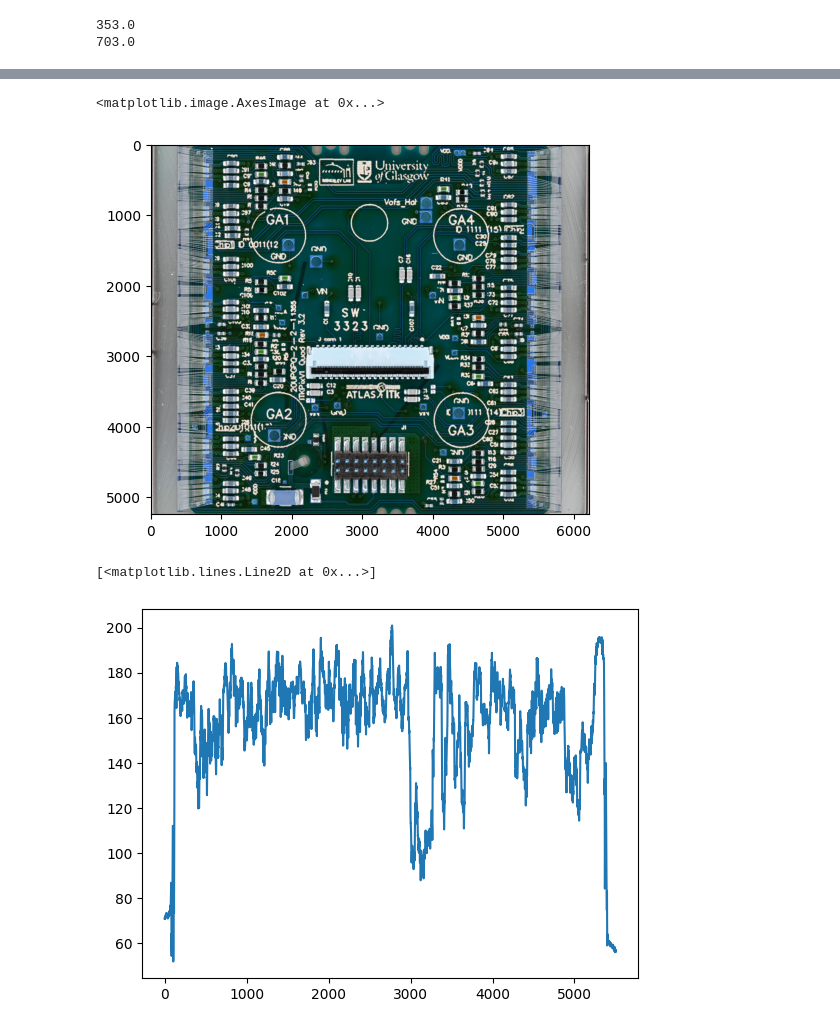
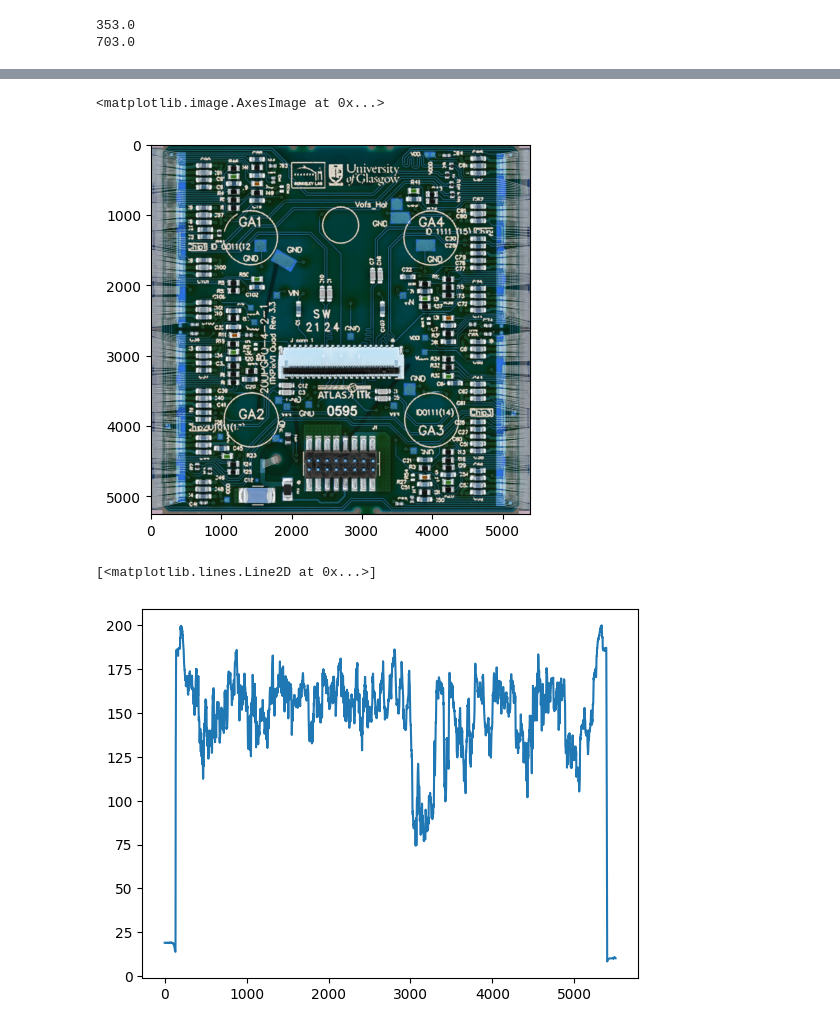
Before and after one commit to GabrielVandersippe/cern-cablage, a Jupyter notebook: lucas.ipynb, the cells around one changed output, grey strips where cells are left out. Drawn from its saved outputs; the diff is of its cells as text; code cells hidden in the pictures.

```diff
--- a/lucas.ipynb
+++ b/lucas.ipynb
@@ -325,12 +341,12 @@ print(iref_trim('20UPGM23211497', data))
 # %%
-image = cv2.imread('ModulePictures/20UPGM23211355_PPPV2_46_AfterBonding.jpg')
+image = cv2.imread('ModulePictures/P1008_20UPGM23210595_AfterWirebonding.jpg')
 high, low = crop_lignes(image)
 left, right = crop_colonnes(image)
 image_crop = image[high:low, left:right]
 plt.imshow(image_crop)
 # %% [output]
 <matplotlib.image.AxesImage at 0x...>
-[figure, old version]
+[figure, new version]
 # %%
 grey = cv2.cvtColor(image, cv2.COLOR_BGR2GRAY)
 bw = cv2.threshold(grey, 127,255,cv2.THRESH_BINARY_INV)[1]
@@ -347,7 +363,7 @@ for j in range (bw.shape[1]) :
 plt.plot(np.arange(bw.shape[0]), lignes)
 # %% [output]
 [<matplotlib.lines.Line2D at 0x...>]
-[figure, old version]
+[figure, new version]
 # %%
 plt.plot(np.arange(bw.shape[1]), colonnes)
 # %% [output]
```
Also changed, not shown: parts of 7 cells of this notebook.
